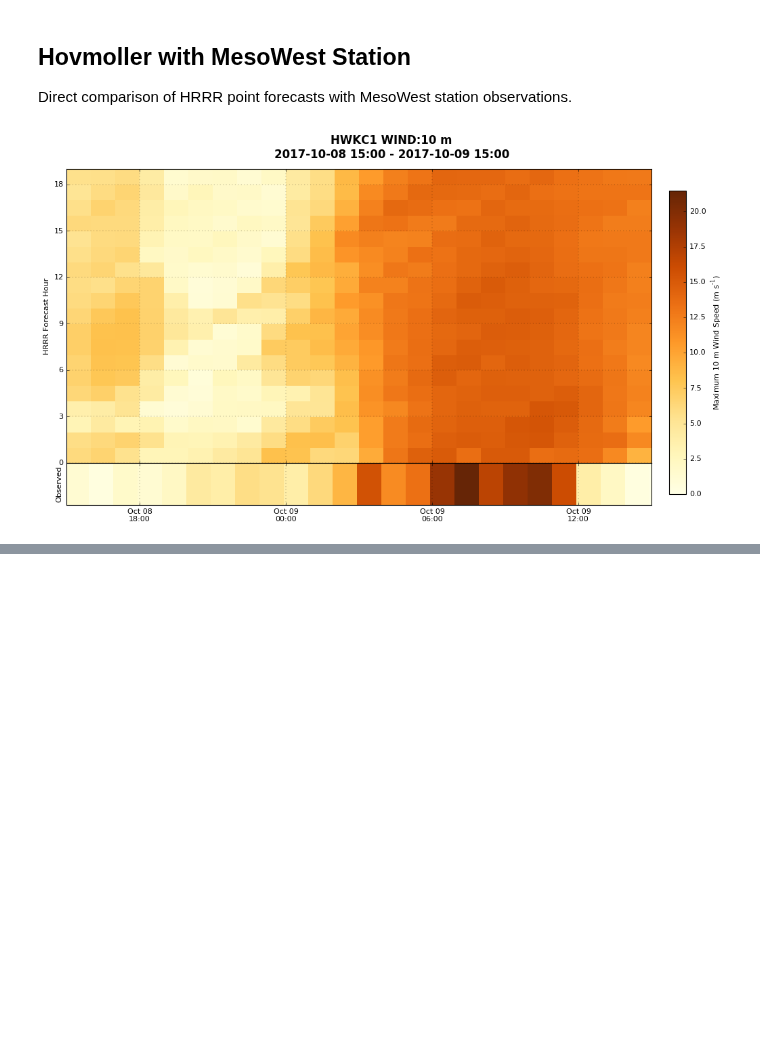
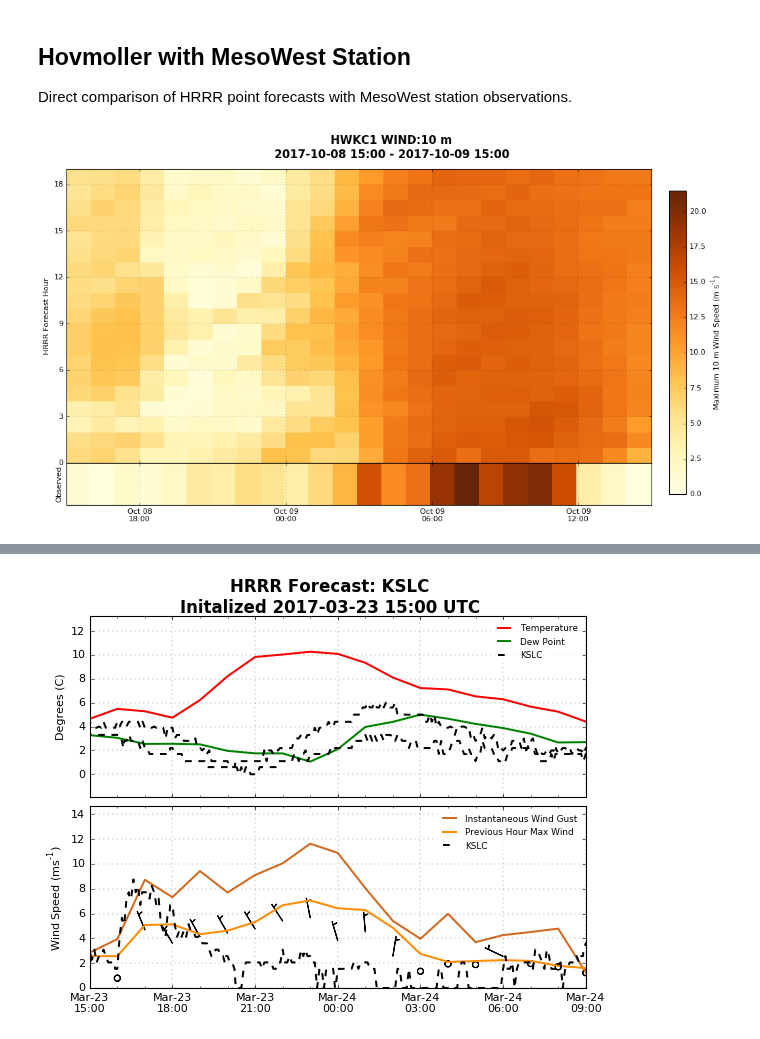
Before and after one commit to blaylockbk/pyBKB_v2, a Jupyter notebook: demos/plot_HRRR_point_forecast.py.ipynb, the cells around one changed output, grey strips where cells are left out. Cells and saved outputs as stored; diff of their text form; code cells hidden in the pictures; blank space fills up the shorter version.

```diff
--- a/demos/plot_HRRR_point_forecast.py.ipynb
+++ b/demos/plot_HRRR_point_forecast.py.ipynb
@@ -28,4 +30,4 @@ var = 'WIND:10 m'
 # Specify a location dictionary: {'name':{'latitude':,'longitude':}}
 # Create location dictionary from a MesoWest ID
 STID = 'HWKC1'
-LD = get_MW_location_dict('HWKC1')
+LD = get_MW_location_dict(STID)
@@ -246,0 +232,82 @@ m.scatter(l['longitude'], l['latitude'], s=100, coor='white', edgecolor='k', zor
+# %%
+# Get MesoWest observations
+# Get MesoWest observations from station
+a = get_mesowest_ts(STID, initDATE-timedelta(hours=1), initDATE+timedelta(hours=20), variables='wind_speed,air_temp,dew_point_temperature')
+# %%
+mpl.rcParams['figure.figsize'] = [8, 6]
+mpl.rcParams['figure.titlesize'] = 15
+mpl.rcParams['figure.titleweight'] = 'bold'
+mpl.rcParams['xtick.labelsize'] = 10
+mpl.rcParams['ytick.labelsize'] = 10
+mpl.rcParams['axes.labelsize'] = 10
+mpl.rcParams['axes.titlesize'] = 12
+mpl.rcParams['lines.linewidth'] = 1.8
+mpl.rcParams['grid.linewidth'] = .25
+mpl.rcParams['figure.subplot.wspace'] = 0.05
+mpl.rcParams['figure.subplot.hspace'] = 0.05
+mpl.rcParams['legend.fontsize'] = 8
+mpl.rcParams['legend.framealpha'] = .75
+mpl.rcParams['legend.loc'] = 'best'
+mpl.rcParams['savefig.bbox'] = 'tight'
+mpl.rcParams['savefig.dpi'] = 100
+mpl.rcParams['savefig.transparent'] = False
+
+fig, [ax1, ax2] = plt.subplots(nrows=2, ncols=1)
+
+# Temperature and Dew Point Graph
+plt.sca(ax1)
+ax1.plot(P_temp['DATETIME'], P_temp[STID], c='r', label='Temperature')
+ax1.plot(P_dwpt['DATETIME'], P_dwpt[STID], c='g', label='Dew Point')
+ax1.plot(a['DATETIME'], a['air_temp'], c='k', linestyle='--', label=STID)
+ax1.plot(a['DATETIME'], a['dew_point_temperature'], c='k', linestyle='--')
+leg2 = ax1.legend()
+leg2.get_frame().set_linewidth(0)
+ax1.grid()
+ax1.set_ylabel('Degrees (C)')
+ax1.set_xlim([P_temp['DATETIME'][0], P_temp['DATETIME'][-1]])
+ax1.set_ylim([np.nanmin(P_dwpt[STID])-3, np.nanmax(P_temp[STID])+3])
+ax1.xaxis.set_major_locator(mdates.HourLocator(range(0, 24, 3)))
+ax1.xaxis.set_minor_locator(mdates.HourLocator(range(0, 24, 1)))
+ax1.xaxis.set_major_formatter(mdates.DateFormatter(''))
+
+# Wind
+plt.sca(ax2)
+ax2.plot(P_gust['DATETIME'], P_gust[STID], c='chocolate', label='Instantaneous Wind Gust')
+ax2.plot(P_wind['DATETIME'], P_wind[STID], c='darkorange', label='Previous Hour Max Wind')
+ax2.plot(a['DATETIME'], a['wind_speed'], c='k', linestyle='--', label=STID)
+
+# plt.barbs can not take a datetime object, so find the date indexes:
+idx = mpl.dates.date2num(P_u['DATETIME'])
+ax2.barbs(idx, wind_uv_to_spd(P_u[STID], P_v[STID]), P_u[STID], P_v[STID],
+                       length=6,
+                       barb_increments=dict(half=5, full=10, flag=50))
+leg3 = ax2.legend()
+leg3.get_frame().set_linewidth(0)
+ax2.grid()
+ax2.set_ylabel(r'Wind Speed (ms$\mathregular{^{-1}}$)')
+ax2.set_ylim([0, np.nanmax(P_gust[STID])+3])
+ax2.set_yticks([0, np.nanmax(P_gust[STID])+3], 2.5)
+ax2.set_xlim([P_gust['DATETIME'][0], P_gust['DATETIME'][-1]])
+ax2.xaxis.set_major_locator(mdates.HourLocator(range(0, 24, 3)))
+ax2.xaxis.set_minor_locator(mdates.HourLocator(range(0, 24, 1)))
+ax2.xaxis.set_major_formatter(mdates.DateFormatter(''))
+ax2.xaxis.set_major_formatter(mdates.DateFormatter('%b-%d\n%H:%M'))
+"""
+# Precipitation
+plt.sca(ax3)
+ax3.bar(P_prec['DATETIME'], P_prec[STID], width=.04, color='dodgerblue', label='1 hour Precipitation')
+ax3.plot(P_prec['DATETIME'], P_accum[STID], color='limegreen', label='Accumulated Precipitation')
+ax3.set_xlim([P_prec['DATETIME'][0], P_prec['DATETIME'][-1]])
+ax3.set_ylim([0, np.nanmax(P_accum[STID])+.1])
+ax3.xaxis.set_major_locator(mdates.HourLocator(range(0, 24, 3)))
+ax3.xaxis.set_minor_locator(mdates.HourLocator(range(0, 24, 1)))
+ax3.xaxis.set_major_formatter(mdates.DateFormatter('%b-%d\n%H:%M'))
+leg4 = ax3.legend()
+leg4.get_frame().set_linewidth(0)
+ax3.grid()
+ax3.set_ylabel('Precipitation (mm)')
+"""
+
+# Plot Info
+plt.suptitle('HRRR Forecast: %s\nInitalized %s' % (STID, P_temp['DATETIME'][0].strftime('%Y-%m-%d %H:%M UTC')))
+# %% [output]
@@ -246,0 +315 @@ m.scatter(l['longitude'], l['latitude'], s=100, coor='white', edgecolor='k', zor
+[figure, added]
```
Also changed, not shown: parts of 14 cells of this notebook, 2 other files.
